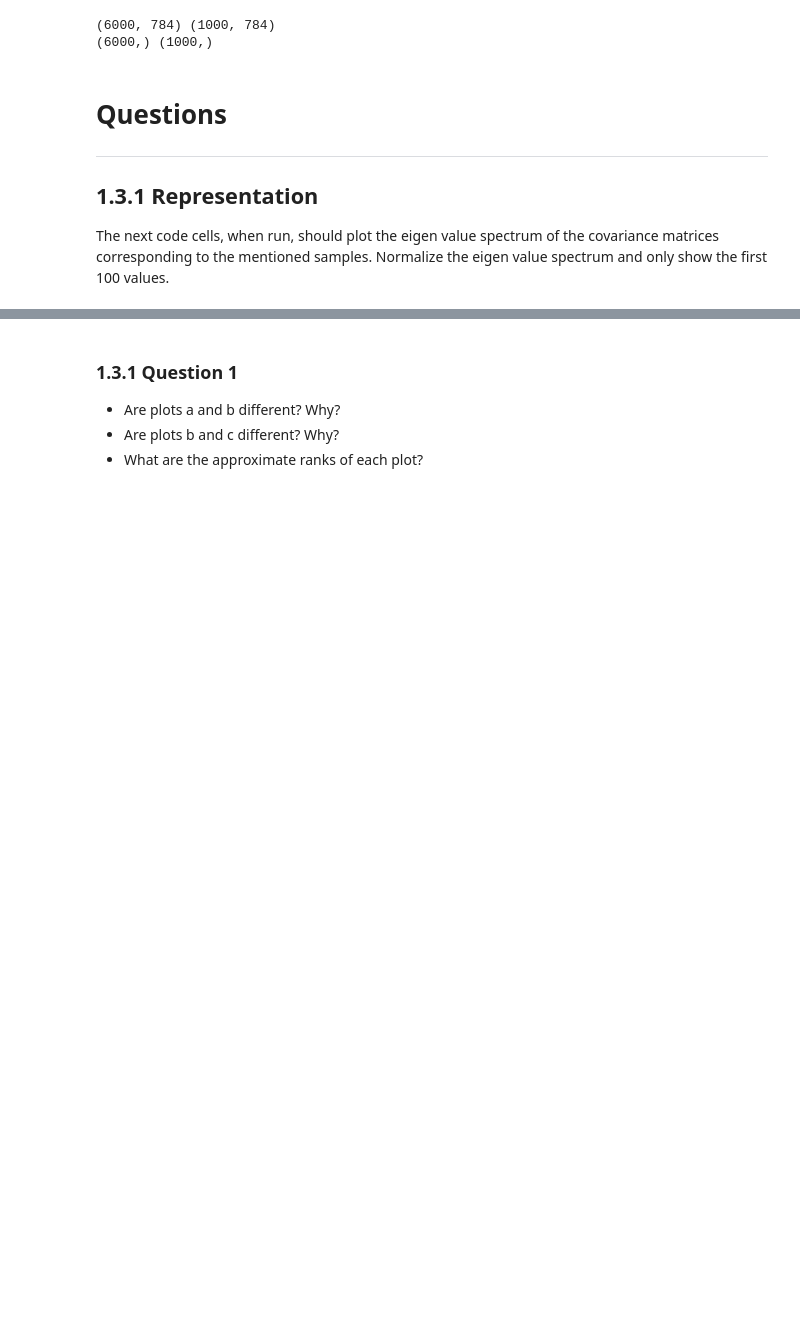
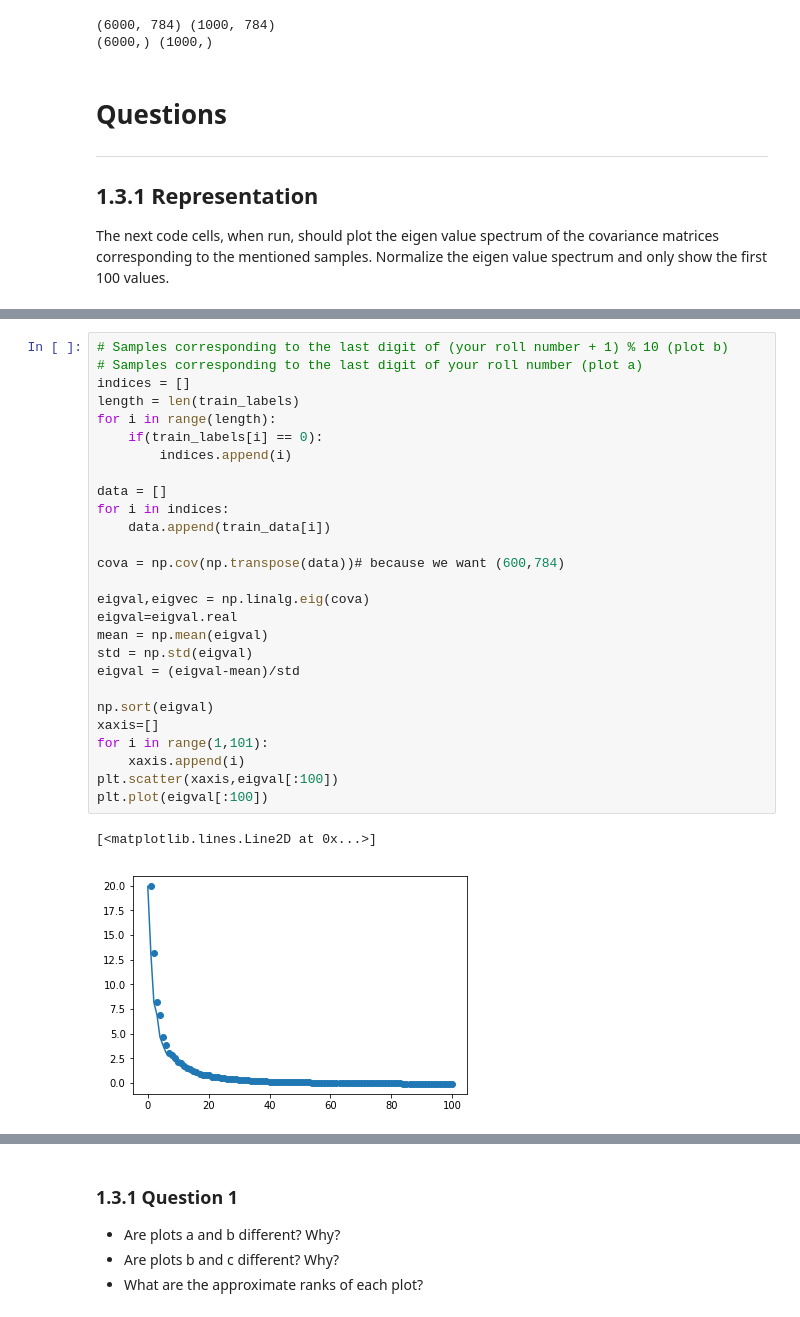
Before and after one commit to BonJovi1/Machine-Learning-Classifiers, a Jupyter notebook: 20171059.ipynb, the cells around one changed output, grey strips where cells are left out. Saved outputs shown, nothing was run; the diff lists cells and outputs as text; blank space fills up the shorter version.

```diff
--- a/20171059.ipynb
+++ b/20171059.ipynb
@@ -83,0 +95,30 @@ std = np.std(eigval)
+# %%
+# Samples corresponding to the last digit of (your roll number + 1) % 10 (plot b)
+# Samples corresponding to the last digit of your roll number (plot a)
+indices = []
+length = len(train_labels)
+for i in range(length):
+    if(train_labels[i] == 0):
+        indices.append(i)
+
+data = []
+for i in indices:
+    data.append(train_data[i])
+
+cova = np.cov(np.transpose(data))# because we want (600,784)
+
+eigval,eigvec = np.linalg.eig(cova)
+eigval=eigval.real
+mean = np.mean(eigval)
+std = np.std(eigval)
+eigval = (eigval-mean)/std
+
+np.sort(eigval)
+xaxis=[]
+for i in range(1,101):
+    xaxis.append(i)
+plt.scatter(xaxis,eigval[:100])
+plt.plot(eigval[:100])
+# %% [output]
+[<matplotlib.lines.Line2D at 0x...>]
+[figure, added]
```
Also changed, not shown: parts of 20 cells of this notebook, 1 other file.
